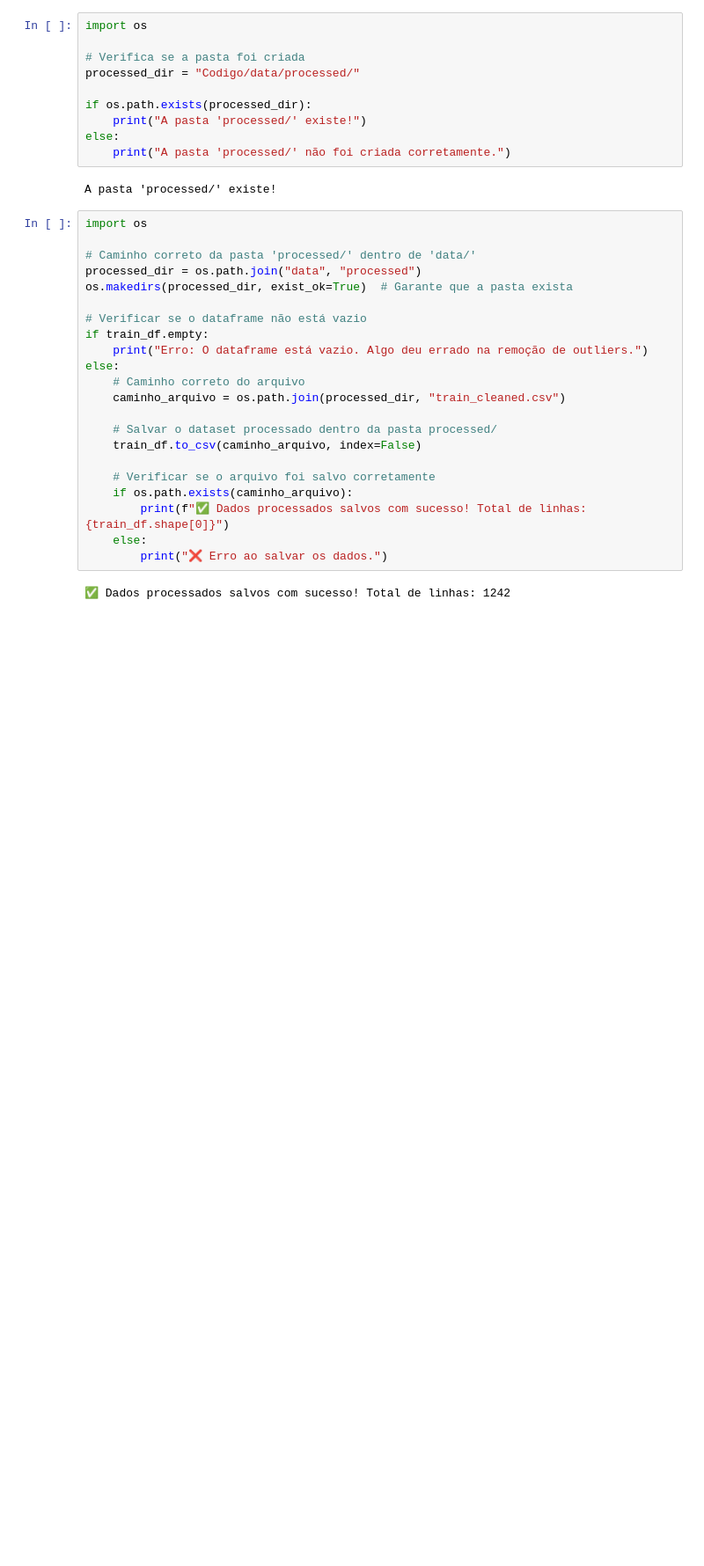
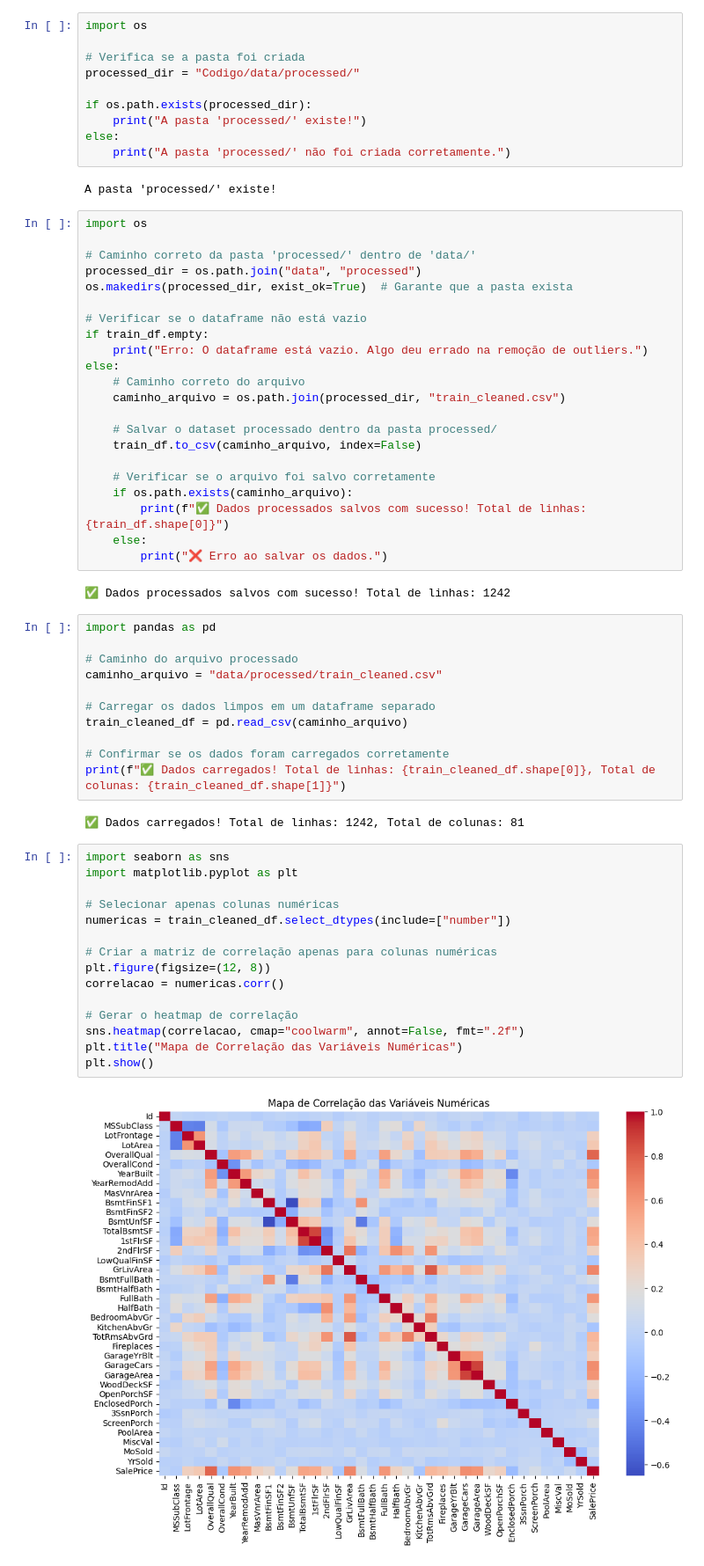
Before and after one commit to lgfas/house-prices-data-mining, a Jupyter notebook: Codigo/Projeto_House_Prices.ipynb, the cells around one changed output. Shown at 88% size. Drawn from its saved outputs; the diff is of its cells as text; blank space fills up the shorter version.

```diff
--- a/Codigo/Projeto_House_Prices.ipynb
+++ b/Codigo/Projeto_House_Prices.ipynb
@@ -179,3 +179,33 @@ else:
         print("❌ Erro ao salvar os dados.")
 # %% [output]
 ✅ Dados processados salvos com sucesso! Total de linhas: 1242
+# %%
+import pandas as pd
+
+# Caminho do arquivo processado
+caminho_arquivo = "data/processed/train_cleaned.csv"
+
+# Carregar os dados limpos em um dataframe separado
+train_cleaned_df = pd.read_csv(caminho_arquivo)
+
+# Confirmar se os dados foram carregados corretamente
+print(f"✅ Dados carregados! Total de linhas: {train_cleaned_df.shape[0]}, Total de colunas: {train_cleaned_df.shape[1]}")
+# %% [output]
+✅ Dados carregados! Total de linhas: 1242, Total de colunas: 81
+# %%
+import seaborn as sns
+import matplotlib.pyplot as plt
+
+# Selecionar apenas colunas numéricas
+numericas = train_cleaned_df.select_dtypes(include=["number"])
+
+# Criar a matriz de correlação apenas para colunas numéricas
+plt.figure(figsize=(12, 8))
+correlacao = numericas.corr()
+
+# Gerar o heatmap de correlação
+sns.heatmap(correlacao, cmap="coolwarm", annot=False, fmt=".2f")
+plt.title("Mapa de Correlação das Variáveis Numéricas")
+plt.show()
+# %% [output]
+[figure, added]
```
Also changed, not shown: parts of 5 cells of this notebook, 3 other files.
